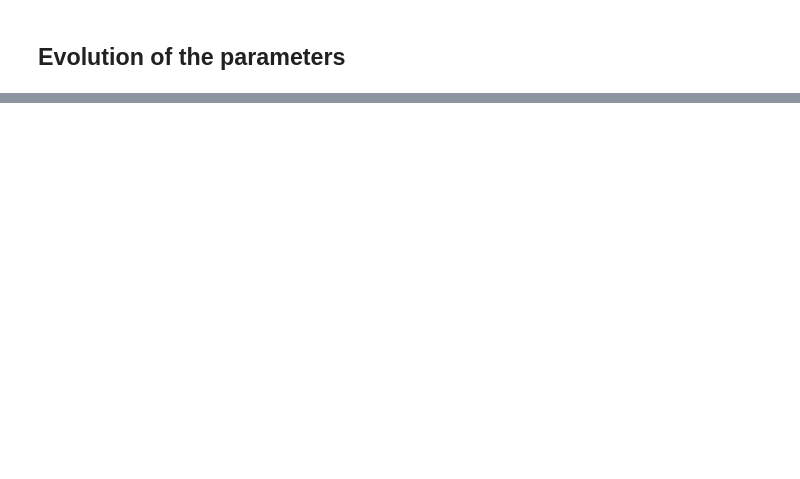
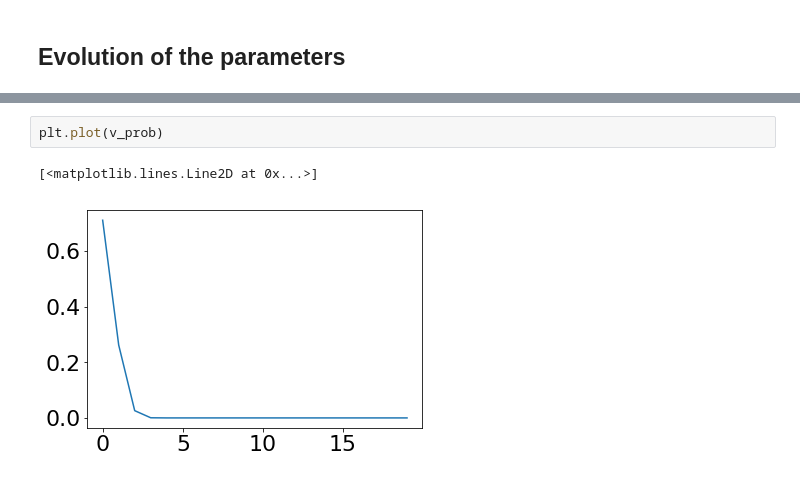
Before and after one commit to nhat-le/6-435-project, a Jupyter notebook: behrens_simulation.ipynb, the cells around one changed output, grey strips where cells are left out. Cells and saved outputs as stored; diff of their text form; blank space fills up the shorter version.

```diff
--- a/behrens_simulation.ipynb
+++ b/behrens_simulation.ipynb
@@ -331,3 +238,8 @@ plt.imshow(np.log(results[:,:,1,40]))
+# %%
+plt.plot(v_prob)
+# %% [output]
+[<matplotlib.lines.Line2D at 0x...>]
+[figure, added]
 # %%
 rprobs = []
 vprobs = []
```
Also changed, not shown: parts of 23 cells of this notebook, 2 other files.
